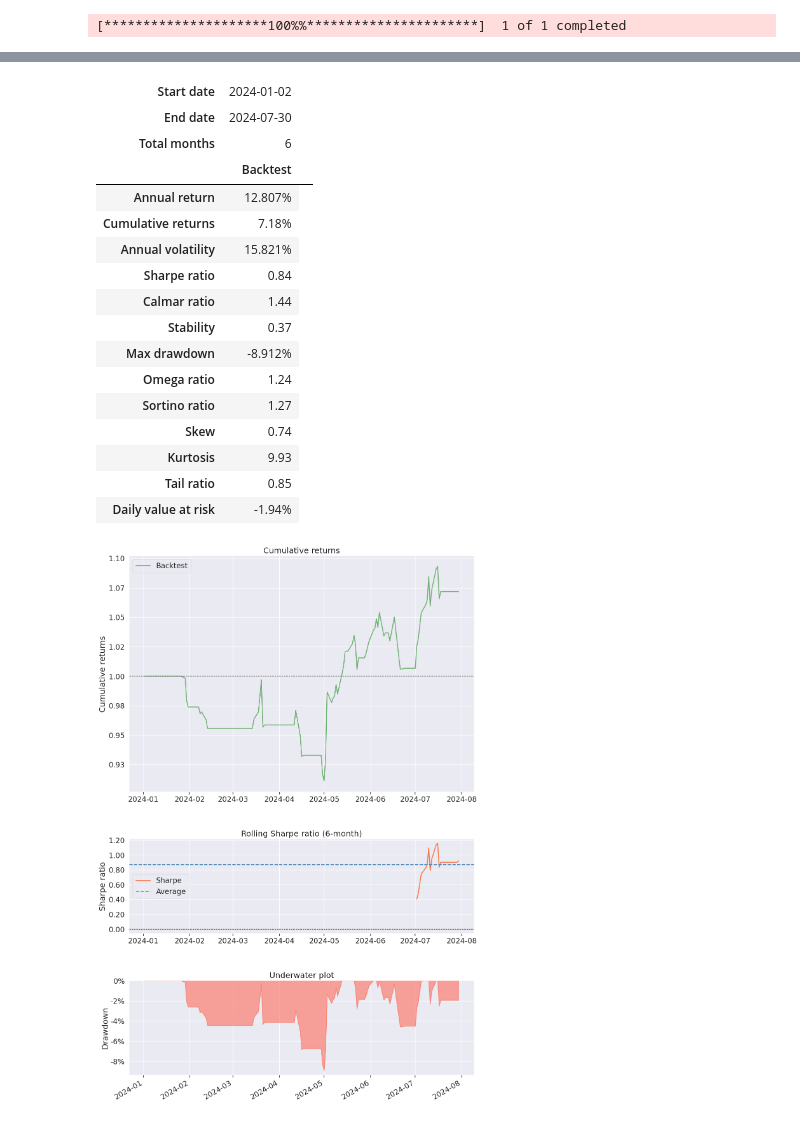
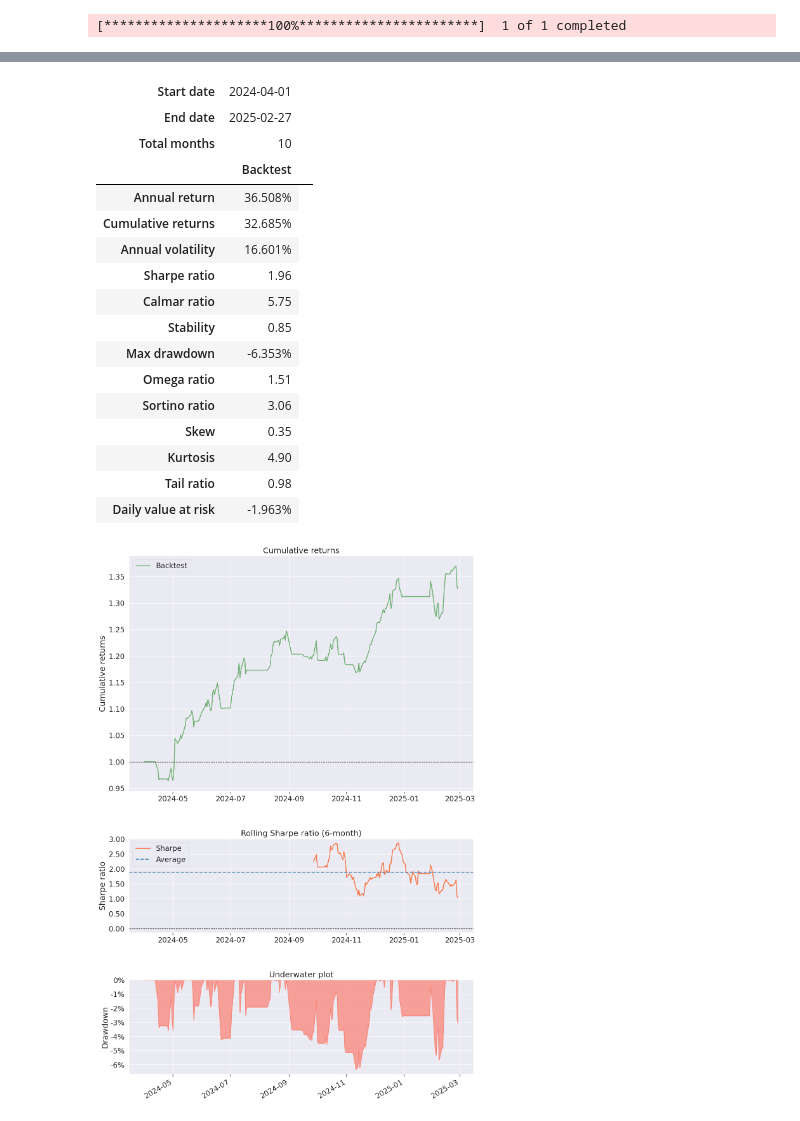
Before and after one commit to myevolve/PrimoGPT, a Jupyter notebook: notebooks/3. Trading benchmark strategy/1. AAPL/p_ma_strategy.ipynb, the cells around one changed output, grey strips where cells are left out. Drawn from its saved outputs; the diff is of its cells as text; code cells hidden in the pictures.

```diff
--- a/notebooks/3. Trading benchmark strategy/1. AAPL/p_ma_strategy.ipynb
+++ b/notebooks/3. Trading benchmark strategy/1. AAPL/p_ma_strategy.ipynb
@@ -21,12 +21,12 @@ class PMAStrategy(bt.Strategy):
             price = self.data.close[0]
             shares_to_buy = cash // price
             if shares_to_buy > 0:
-                self.log('Kreiraj Kupnju, %.2f' % self.data.close[0])
+                self.log('Create Buy, %.2f' % self.data.close[0])
                 self.order = self.buy(size=shares_to_buy)
 
         # Sell if Pt is less than MAt(n)
         elif self.position and self.data.close[0] < self.sma[0]:
-            self.log('Kreiraj Prodaju, %.2f' % self.data.close[0])
+            self.log('Create Sell, %.2f' % self.data.close[0])
             self.order = self.sell(size=self.position.size)
 
     def log(self, txt):
@@ -37,15 +37,15 @@ class PMAStrategy(bt.Strategy):
         if order.status == order.Completed:
             if order.isbuy():
                 self.log(
-                "Izvršena KUPNJA (Cijena: %.2f, Vrijednost: %.2f, Provizija %.2f)" %
+                "BUY EXECUTED (Price: %.2f, Value: %.2f, Commission %.2f)" %
                 (order.executed.price, order.executed.value, order.executed.comm))
             else:
                 self.log(
-                "Izvršena PRODAJA (Cijena: %.2f, Vrijednost: %.2f, Provizija %.2f)" %
+                "SELL EXECUTED (Price: %.2f, Value: %.2f, Commission %.2f)" %
                 (order.executed.price, order.executed.value, order.executed.comm))
             self.bar_executed = len(self)
         elif order.status in [order.Canceled, order.Margin, order.Rejected]:
-            self.log("Narudžba je otkazana/margina/odbijena")
+            self.log("Order is canceled/margin/rejected")
         self.order = None
 # %%
 def test_strategy(strategy_class, ticker, start_date, end_date, starting_cash=100000):
@@ -53,12 +53,12 @@ def test_strategy(strategy_class, ticker, start_date, end_date, starting_cash=10
     cerebro.addstrategy(strategy_class)
 
     # Download data and store it in a variable
-    yf_data = yf.download(ticker, start=start_date, end=end_date)
+    yf_data = yf.download(ticker, start=start_date, end=end_date, multi_level_index=False)
     data = bt.feeds.PandasData(dataname=yf_data)
     cerebro.adddata(data)
 
     cerebro.broker.setcash(starting_cash)
-    cerebro.broker.setcommission(commission=0.0002)
+    cerebro.broker.setcommission(commission=0)
 
     # Add observer to track portfolio value
     cerebro.addobserver(bt.observers.Value)
@@ -66,9 +66,9 @@ def test_strategy(strategy_class, ticker, start_date, end_date, starting_cash=10
     # Add analyzer to track returns
     cerebro.addanalyzer(bt.analyzers.PyFolio, _name='pyfolio')
 
-    print('Početno stanje portfelja: %.2f' % cerebro.broker.getvalue())
+    print('Initial portfolio value: %.2f' % cerebro.broker.getvalue())
     results = cerebro.run()
-    print('Završno stanje portfelja: %.2f' % cerebro.broker.getvalue())
+    print('Final portfolio value: %.2f' % cerebro.broker.getvalue())
 
     strat = results[0]
 
@@ -90,6 +90,6 @@ def test_strategy(strategy_class, ticker, start_date, end_date, starting_cash=10
 
     return df_portfolio
 # %%
-results = test_strategy(PMAStrategy, 'AAPL', '2024-01-01', '2024-07-31')
+results = test_strategy(PMAStrategy, 'AAPL', '2024-04-01', '2025-02-28')
 # %% [output]
-[*********************100%%**********************]  1 of 1 completed
+[*********************100%***********************]  1 of 1 completed
@@ -113,21 +113,21 @@ Završno stanje portfelja: 107179.85
-| Start date | 2024-01-02 |  |
-| End date | 2024-07-30 |  |
-| Total months | 6 |  |
+| Start date | 2024-04-01 |  |
+| End date | 2025-02-27 |  |
+| Total months | 10 |  |
 |  | Backtest |
-| Annual return | 12.807% |
-| Cumulative returns | 7.18% |
-| Annual volatility | 15.821% |
-| Sharpe ratio | 0.84 |
-| Calmar ratio | 1.44 |
-| Stability | 0.37 |
-| Max drawdown | -8.912% |
-| Omega ratio | 1.24 |
-| Sortino ratio | 1.27 |
-| Skew | 0.74 |
-| Kurtosis | 9.93 |
-| Tail ratio | 0.85 |
-| Daily value at risk | -1.94% |
+| Annual return | 36.508% |
+| Cumulative returns | 32.685% |
+| Annual volatility | 16.601% |
+| Sharpe ratio | 1.96 |
+| Calmar ratio | 5.75 |
+| Stability | 0.85 |
+| Max drawdown | -6.353% |
+| Omega ratio | 1.51 |
+| Sortino ratio | 3.06 |
+| Skew | 0.35 |
+| Kurtosis | 4.90 |
+| Tail ratio | 0.98 |
+| Daily value at risk | -1.963% |
-[figure, old version]
+[figure, new version]
 # %%
 import pickle
 
```
Also changed, not shown: parts of 2 cells of this notebook, 28 other files.
